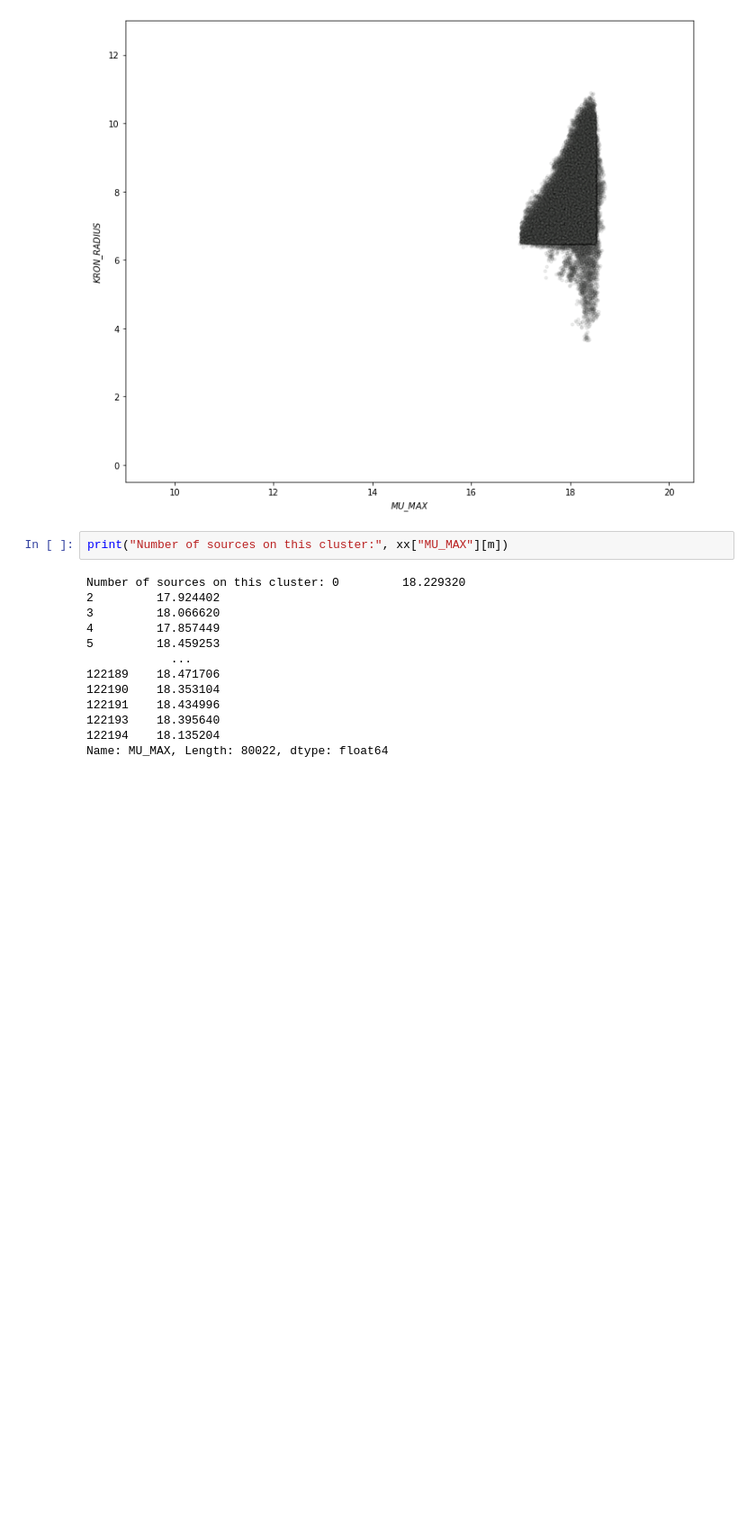
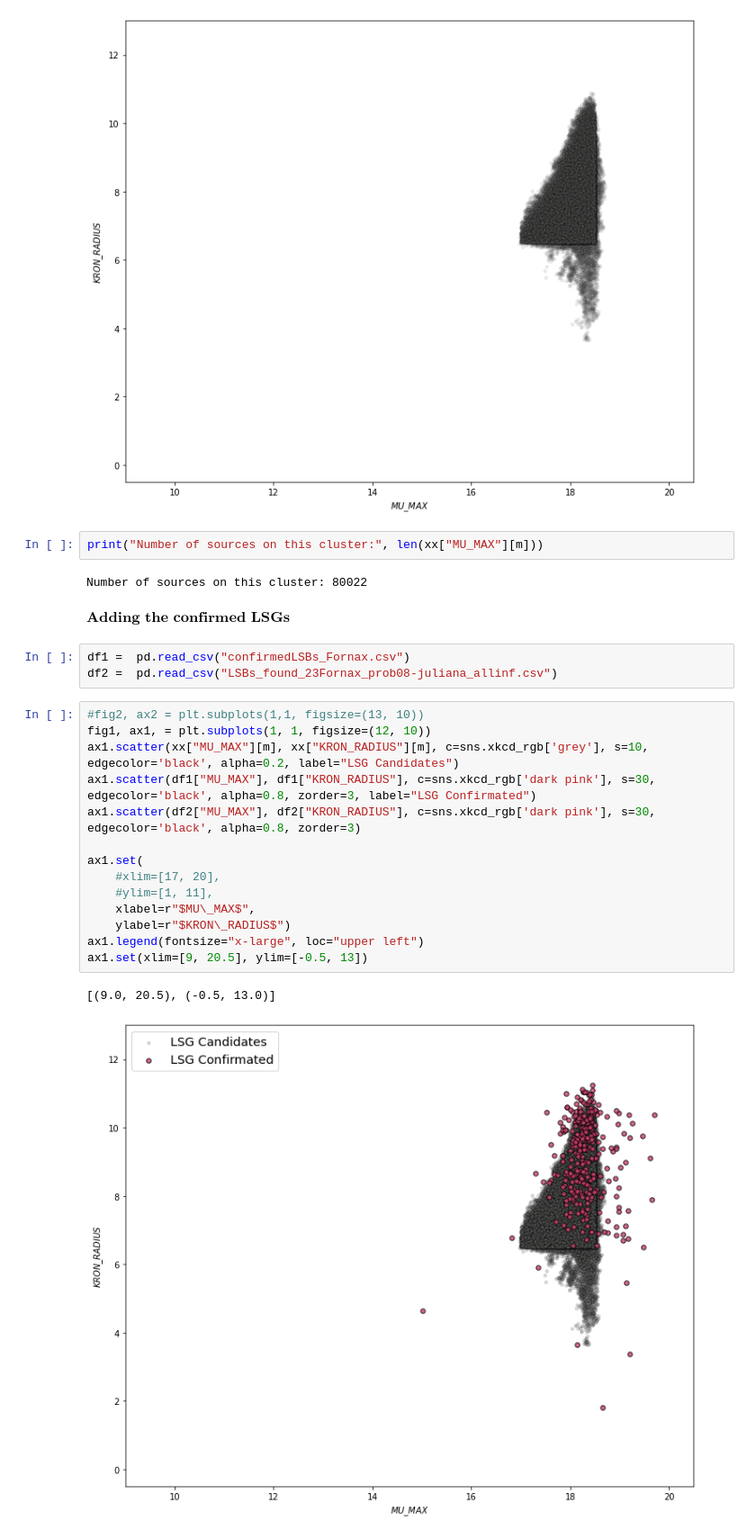
Before and after one commit to AngelGSoto/LSGs-splus, a Jupyter notebook: MLs-tecniques.ipynb, the cells around one changed output. Shown: that part at 90% size. Drawn from its saved outputs; the diff is of its cells as text; blank space fills up the shorter version.

```diff
--- a/MLs-tecniques.ipynb
+++ b/MLs-tecniques.ipynb
@@ -177,17 +177,28 @@ ax.set(xlim=[9, 20.5], ylim=[-0.5, 13])
 [(9.0, 20.5), (-0.5, 13.0)]
 [figure]
 # %%
-print("Number of sources on this cluster:", xx["MU_MAX"][m])
+print("Number of sources on this cluster:", len(xx["MU_MAX"][m]))
 # %% [output]
-Number of sources on this cluster: 0         18.229320
-2         17.924402
-3         18.066620
-4         17.857449
-5         18.459253
-            ...
-122189    18.471706
-122190    18.353104
-122191    18.434996
-122193    18.395640
-122194    18.135204
-Name: MU_MAX, Length: 80022, dtype: float64
+Number of sources on this cluster: 80022
+# %% [markdown]
+$\textbf{Adding the confirmed LSGs}$
+# %%
+df1 =  pd.read_csv("confirmedLSBs_Fornax.csv")
+df2 =  pd.read_csv("LSBs_found_23Fornax_prob08-juliana_allinf.csv")
+# %%
+#fig2, ax2 = plt.subplots(1,1, figsize=(13, 10))
+fig1, ax1, = plt.subplots(1, 1, figsize=(12, 10))
+ax1.scatter(xx["MU_MAX"][m], xx["KRON_RADIUS"][m], c=sns.xkcd_rgb['grey'], s=10, edgecolor='black', alpha=0.2, label="LSG Candidates")
+ax1.scatter(df1["MU_MAX"], df1["KRON_RADIUS"], c=sns.xkcd_rgb['dark pink'], s=30, edgecolor='black', alpha=0.8, zorder=3, label="LSG Confirmated")
+ax1.scatter(df2["MU_MAX"], df2["KRON_RADIUS"], c=sns.xkcd_rgb['dark pink'], s=30, edgecolor='black', alpha=0.8, zorder=3)
+
+ax1.set(
+    #xlim=[17, 20],
+    #ylim=[1, 11],
+    xlabel=r"$MU\_MAX$",
+    ylabel=r"$KRON\_RADIUS$")
+ax1.legend(fontsize="x-large", loc="upper left")
+ax1.set(xlim=[9, 20.5], ylim=[-0.5, 13])
+# %% [output]
+[(9.0, 20.5), (-0.5, 13.0)]
+[figure, added]
```
Also changed, not shown: parts of 1 cell of this notebook.
